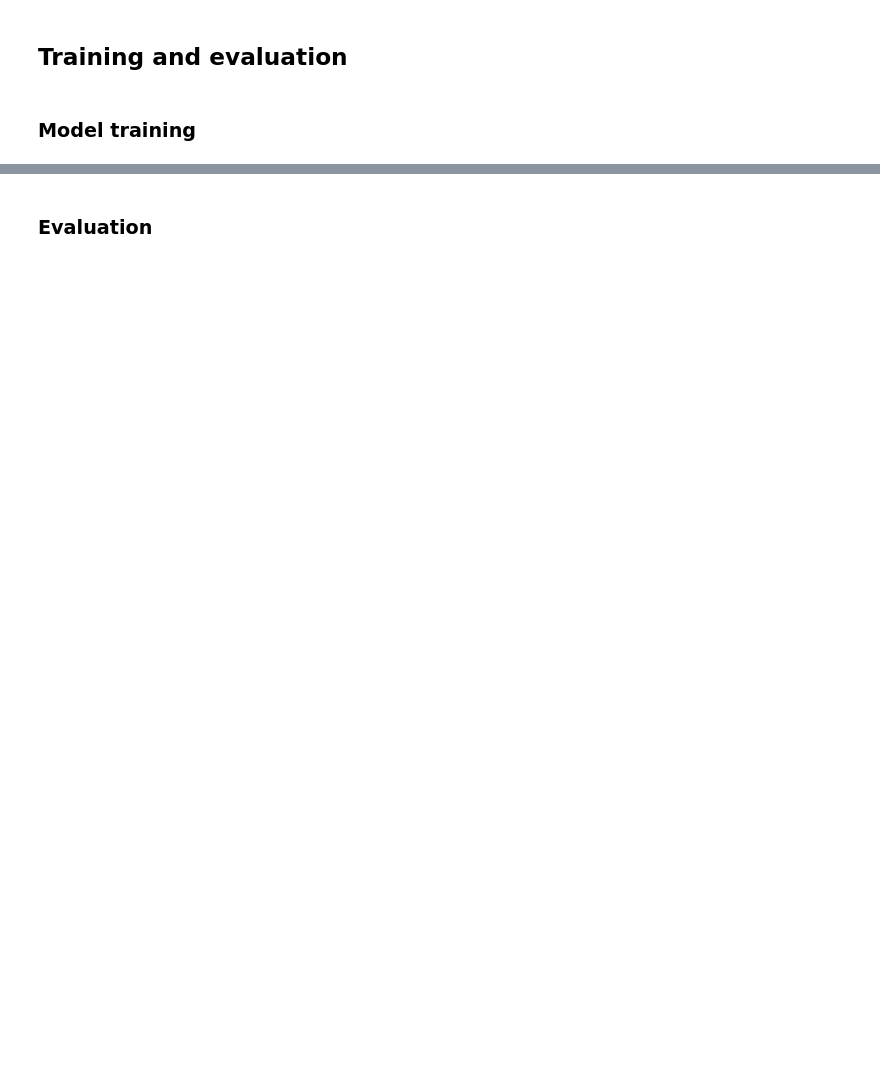
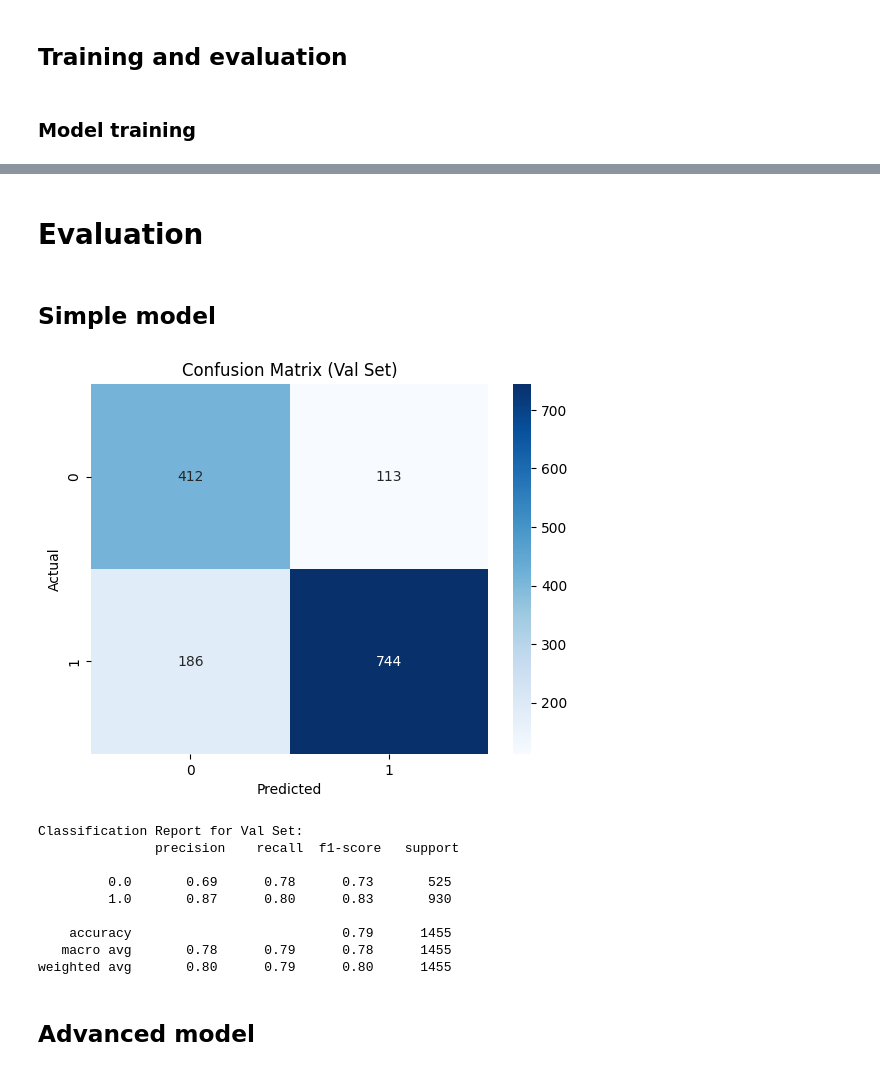
Before and after one commit to P1N60/gdsProjekt, a Jupyter notebook: model_trainer.ipynb, the cells around one changed output, grey strips where cells are left out. Saved outputs shown, nothing was run; the diff lists cells and outputs as text; code cells hidden in the pictures; blank space fills up the shorter version.

```diff
--- a/model_trainer.ipynb
+++ b/model_trainer.ipynb
@@ -59,6 +59,8 @@ merged_df.to_csv('bbc_dataset/merged_data.csv', index=False)
 # %% [markdown]
 ### Splitting
 # %%
+merged_df['type'] = merged_df['type'].astype(str)
+
 X = merged_df['content']
 y = merged_df['type']
 
@@ -82,7 +82,7 @@ print(class_counts / len(y_train) * 100)
 # Create feature extraction pipeline with n-grams
 feature_extraction = Pipeline([
     ('vect', CountVectorizer(
-        max_features=5000,             # Limit to top 5,000 features
+        max_features=10000,             # Limit to top 5,000 features
     )),
     #('tfidf', TfidfTransformer()),
 ])
@@ -201,7 +216,33 @@ MLPClassifier(batch_size=1024, hidden_layer_sizes=(50, 50, 50),
               learning_rate='adaptive', max_iter=50, n_iter_no_change=4,
               random_state=42, shuffle=False, verbose=True)
 # %% [markdown]
-### Evaluation
+# Evaluation
+# %% [markdown]
+## Simple model
+# %%
+X_val_features = feature_extraction.transform(X_val)
+y_pred = clf.predict(X_val_features)
+cm = confusion_matrix(y_val, y_pred)
+sns.heatmap(cm, annot=True, fmt='d', cmap='Blues')
+plt.xlabel('Predicted')
+plt.ylabel('Actual')
+plt.title('Confusion Matrix (Val Set)')
+plt.show()
+
+print("\nClassification Report for Val Set:\n", classification_report(y_val, y_pred))
+# %% [output]
+[figure, added]
+Classification Report for Val Set:
+               precision    recall  f1-score   support
+
+         0.0       0.69      0.78      0.73       525
+         1.0       0.87      0.80      0.83       930
+
+    accuracy                           0.79      1455
+   macro avg       0.78      0.79      0.78      1455
+weighted avg       0.80      0.79      0.80      1455
+# %% [markdown]
+## Advanced model
 # %%
 y_pred = classifier.predict(X_test_vectorized)
 cm = confusion_matrix(y_test, y_pred)
```
Also changed, not shown: parts of 8 cells of this notebook, 5 other files.
